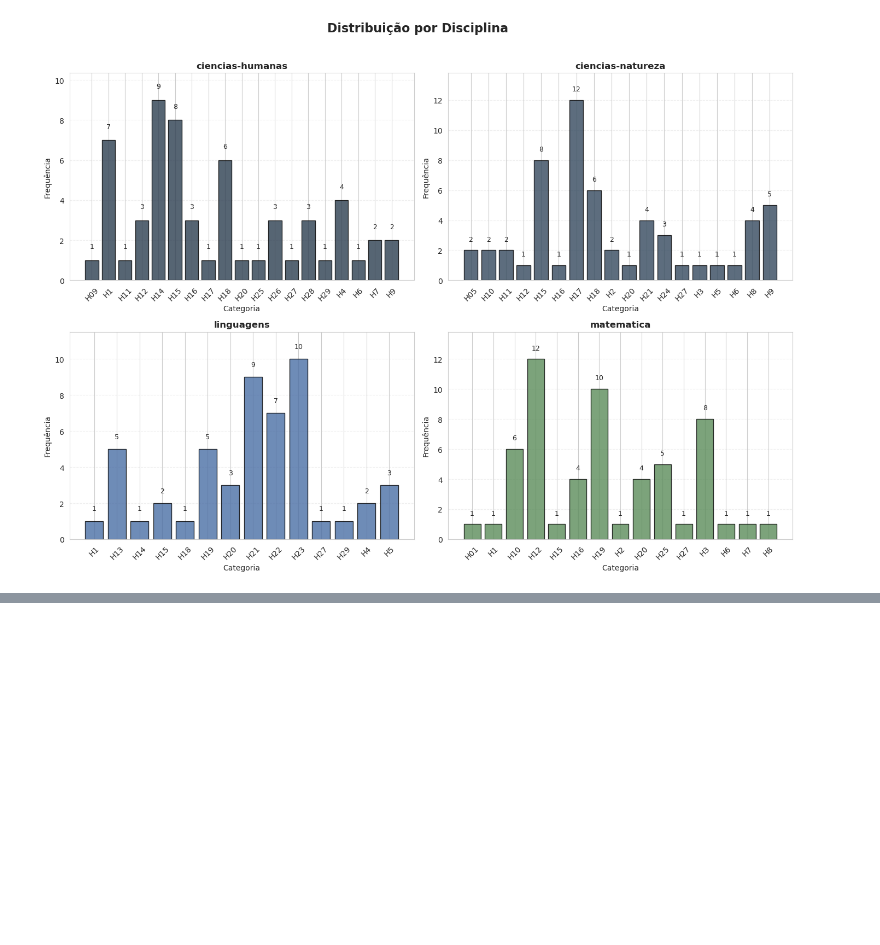
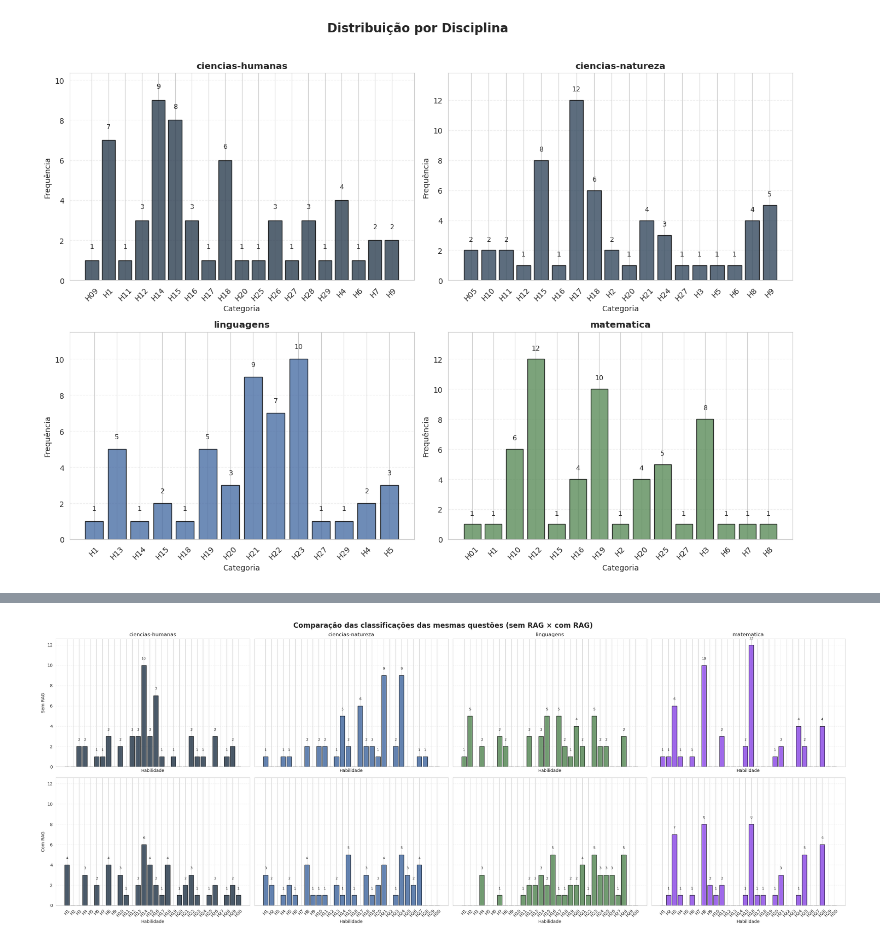
Before and after one commit to amasai-santos/ENEM-LLM-RAG, a Jupyter notebook: extracao_pdf_labeling.ipynb, the cells around one changed output, grey strips where cells are left out. Saved outputs shown, nothing was run; the diff lists cells and outputs as text; code cells hidden in the pictures; blank space fills up the shorter version.

```diff
--- a/extracao_pdf_labeling.ipynb
+++ b/extracao_pdf_labeling.ipynb
@@ -1156,0 +1737,9 @@ plt.show()
+# %%
+# Criar um mapeamento index -> disciplina
+mapa_disciplina = df.set_index("index")["discipline"]
+
+# Adicionar a disciplina aos resultados
+df_resultado["discipline"] = df_resultado["index"].map(mapa_disciplina)
+df_resultado_rag["discipline"] = df_resultado_rag["index"].map(mapa_disciplina)
+# %%
+df_resultado = df_resultado[df_resultado["habilidade_principal"] != "Incompatível"]
@@ -1156,0 +1844,87 @@ plt.show()
+# %%
+indices_rag = df_resultado_rag["index"].unique()
+
+df_rag = (
+    df_resultado[
+        df_resultado["index"].isin(indices_rag)
+    ]
+    .copy()
+)
+# %%
+# Lista fixa de habilidades (ordenadas corretamente)
+habilidades = sorted(
+    set(df_rag["habilidade_principal"].dropna().unique())
+    | set(df_resultado_rag["habilidade_principal"].dropna().unique()),
+    key=lambda x: int(x[1:])
+)
+
+fig, axes = plt.subplots(
+    2,
+    4,
+    figsize=(26,10),
+    sharey=True,
+    sharex=True
+)
+
+disciplinas = sorted(df_rag["discipline"].unique())
+
+for linha, (titulo, df_plot) in enumerate([
+    ("Sem RAG", df_rag),
+    ("Com RAG", df_resultado_rag)
+]):
+
+    for coluna, disciplina in enumerate(disciplinas):
+
+        ax = axes[linha, coluna]
+
+        dados = df_plot[df_plot["discipline"] == disciplina]
+
+        contagens = (
+            dados[coluna_plot]
+            .value_counts()
+            .reindex(habilidades, fill_value=0)
+        )
+
+        bars = ax.bar(
+            habilidades,
+            contagens.values,
+            color=cores.get(disciplina, "gray"),
+            edgecolor="black",
+            alpha=0.85
+        )
+
+        # Mostrar apenas valores maiores que zero
+        for bar in bars:
+            h = bar.get_height()
+            if h > 0:
+                ax.text(
+                    bar.get_x() + bar.get_width()/2,
+                    h + 0.5,
+                    str(int(h)),
+                    ha="center",
+                    va="bottom",
+                    fontsize=8
+                )
+
+        if linha == 0:
+            ax.set_title(disciplina)
+
+        if coluna == 0:
+            ax.set_ylabel(titulo)
+
+        ax.set_xlabel("Habilidade")
+        ax.set_xticks(range(len(habilidades)))
+        ax.set_xticklabels(habilidades, rotation=45)
+
+        ax.grid(axis="y", linestyle="--", alpha=0.3)
+
+fig.suptitle(
+    "Comparação das classificações das mesmas questões (sem RAG × com RAG)",
+    fontsize=16,
+    fontweight="bold"
+)
+
+plt.tight_layout()
+plt.show()
+# %% [output]
+[figure, added]
```
Also changed, not shown: parts of 49 cells of this notebook, 10 other files.
